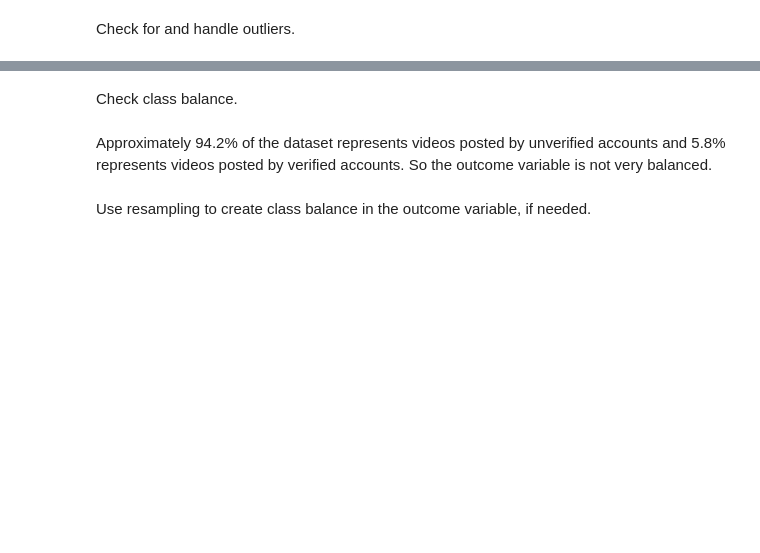
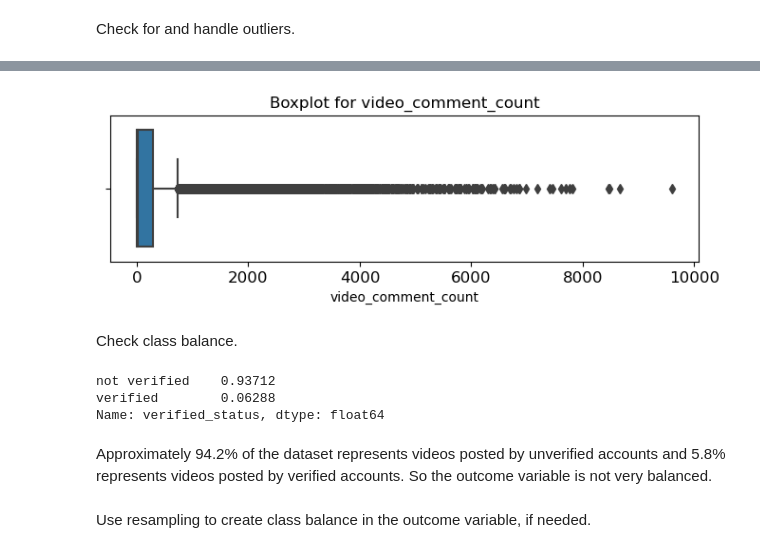
Before and after one commit to pakkaii/resume, a Jupyter notebook: Course 5 Proj/Activity_Course 5 TikTok project lab.ipynb, the cells around one changed output, grey strips where cells are left out. Cells and saved outputs as stored; diff of their text form; code cells hidden in the pictures; blank space fills up the shorter version.

```diff
--- a/Course 5 Proj/Activity_Course 5 TikTok project lab.ipynb
+++ b/Course 5 Proj/Activity_Course 5 TikTok project lab.ipynb
@@ -148,3 +259,11 @@ Check for and handle outliers.
 # %%
 # Create a boxplot to visualize distribution of `video_comment_count`
 ### YOUR CODE HERE ###
+plt.figure(figsize=(8,2))
+plt.title('Boxplot for video_comment_count', fontsize=12)
+plt.xticks(fontsize=12)
+plt.yticks(fontsize=12)
+sns.boxplot(x=data['video_comment_count'])
+plt.show()
+# %% [output]
+[figure, added]
@@ -156,6 +282,11 @@ Check class balance.
 # %%
 # Check class balance for video_comment_count
 ### YOUR CODE HERE ###
+data["verified_status"].value_counts(normalize=True)
+# %% [output]
+not verified    0.93712
+verified        0.06288
+Name: verified_status, dtype: float64
 # %% [markdown]
 Approximately 94.2% of the dataset represents videos posted by unverified accounts and 5.8% represents videos posted by verified accounts. So the outcome variable is not very balanced.
 # %% [markdown]
```
Also changed, not shown: parts of 70 cells of this notebook.
